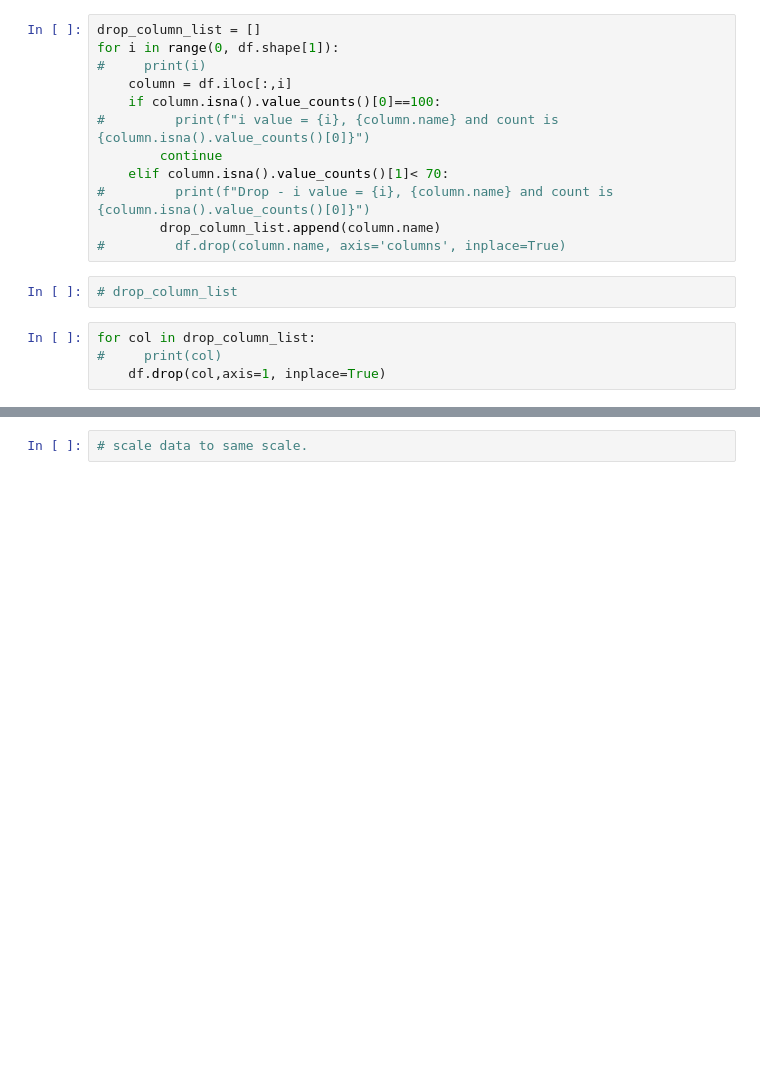
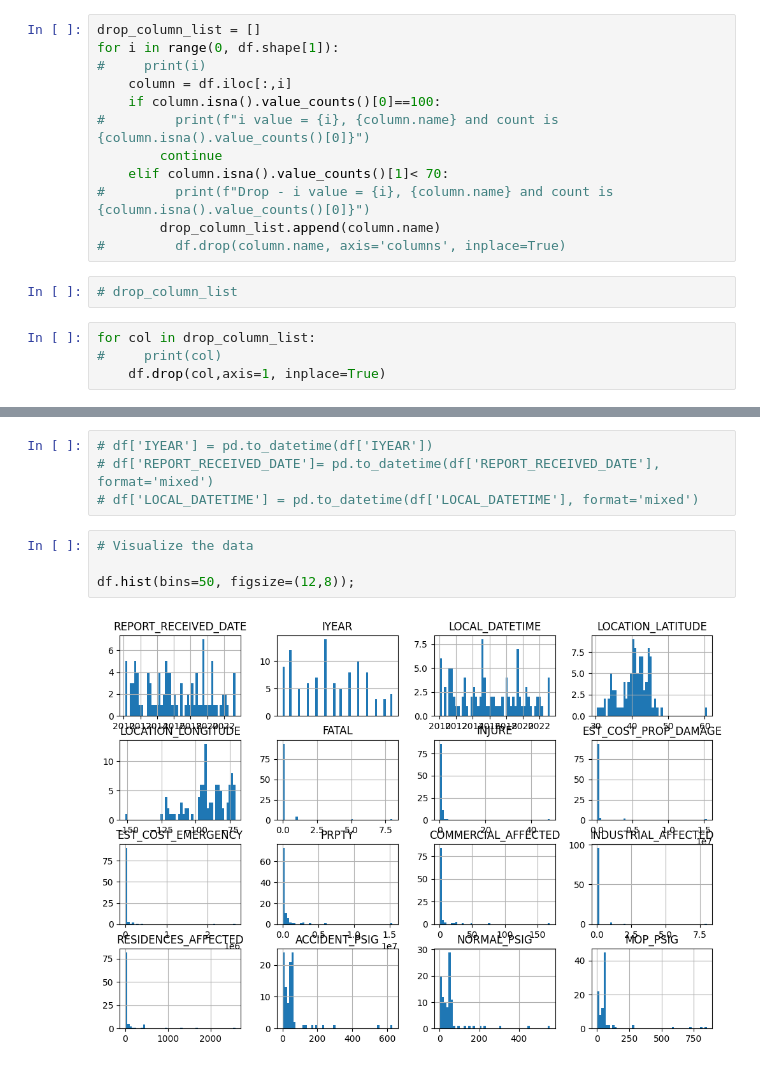
Before and after one commit to omsouravsharma/ClimateChange, a Jupyter notebook: python/AVATAR-part-5-ML.ipynb, the cells around one changed output, grey strips where cells are left out. Saved outputs shown, nothing was run; the diff lists cells and outputs as text; blank space fills up the shorter version.

```diff
--- a/python/AVATAR-part-5-ML.ipynb
+++ b/python/AVATAR-part-5-ML.ipynb
@@ -226,2 +230,10 @@ df.describe()
+# %%
+# df['IYEAR'] = pd.to_datetime(df['IYEAR'])
+# df['REPORT_RECEIVED_DATE']= pd.to_datetime(df['REPORT_RECEIVED_DATE'], format='mixed')
+# df['LOCAL_DATETIME'] = pd.to_datetime(df['LOCAL_DATETIME'], format='mixed')
 # %%
-# scale data to same scale.
+# Visualize the data
+
+df.hist(bins=50, figsize=(12,8));
+# %% [output]
+[figure, added]
```
Also changed, not shown: parts of 38 cells of this notebook, 2 other files.
